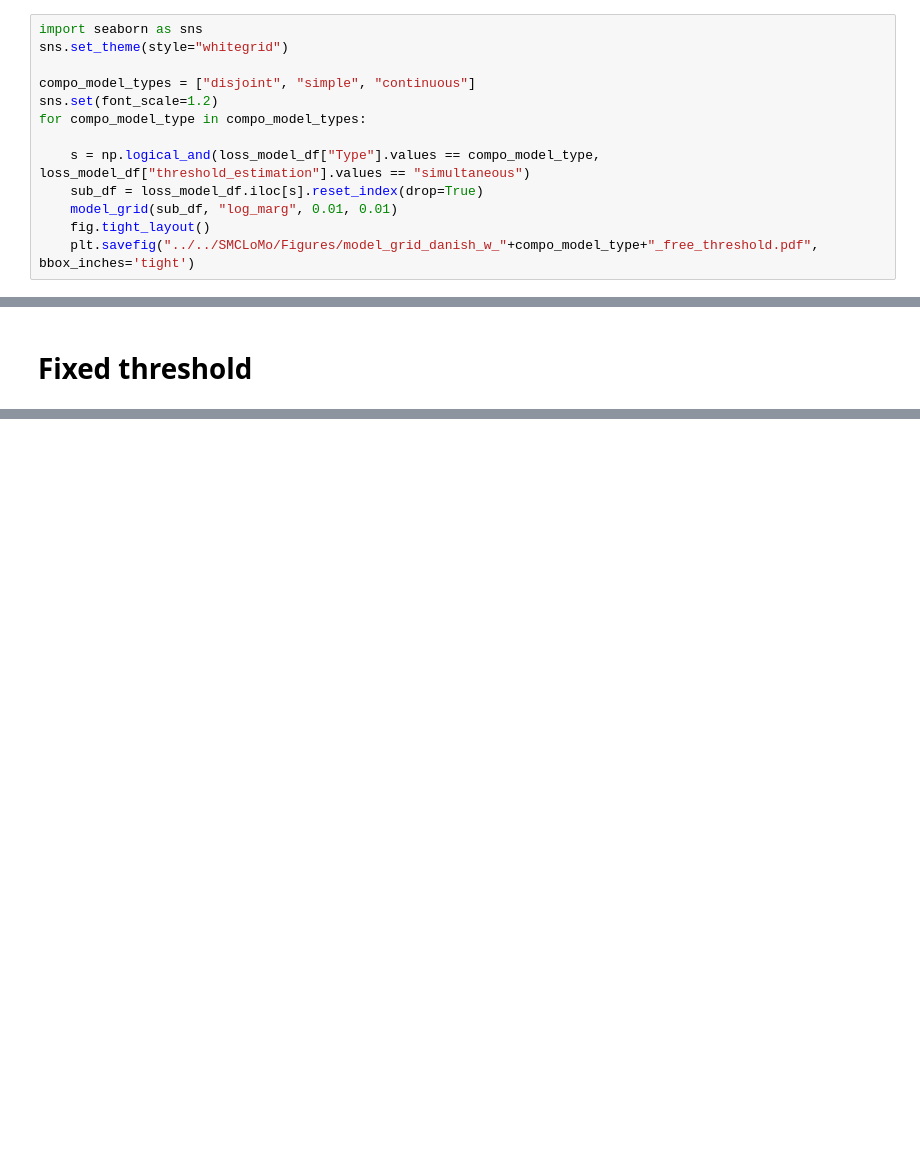
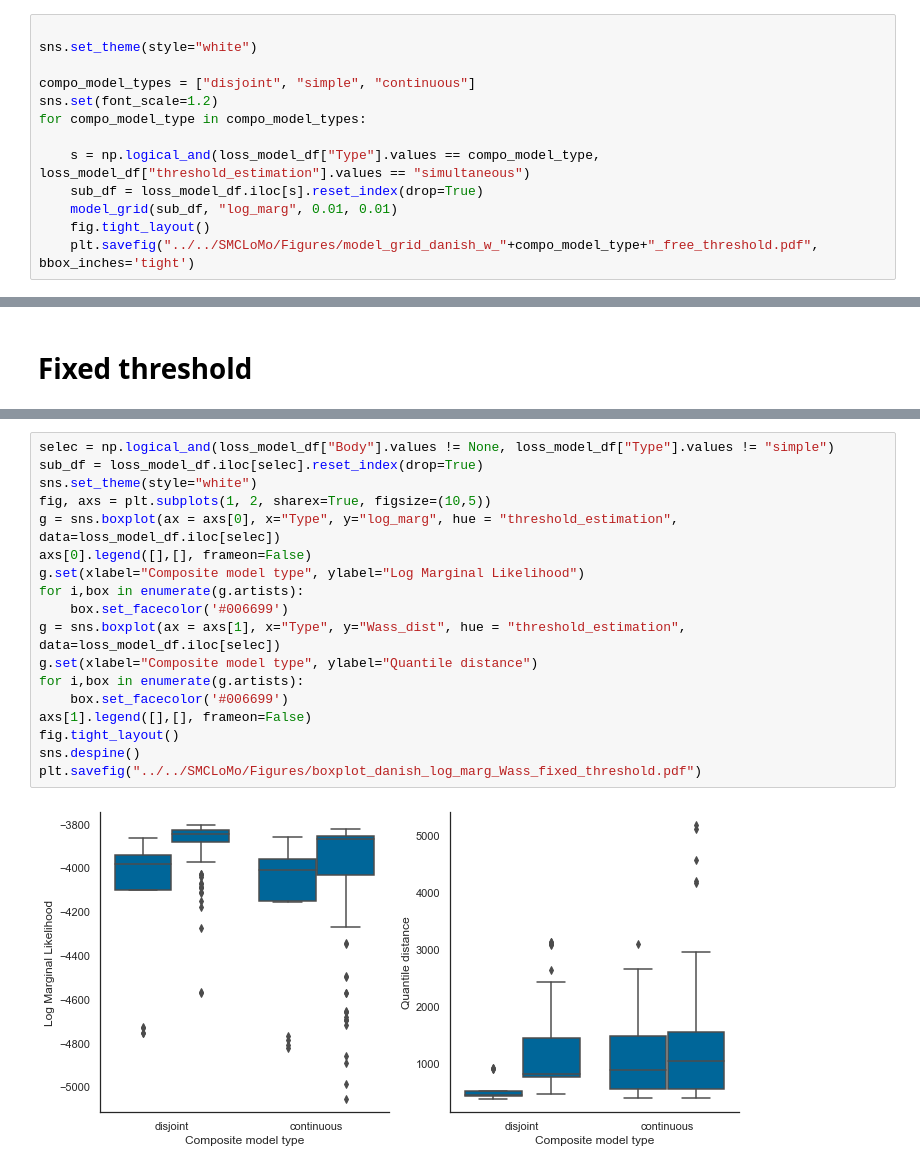
Before and after one commit to LaGauffre/SMCCompoMo, a Jupyter notebook: Notebooks/danish_fire_insurance.ipynb, the cells around one changed output, grey strips where cells are left out. Drawn from its saved outputs; the diff is of its cells as text; blank space fills up the shorter version.

```diff
--- a/Notebooks/danish_fire_insurance.ipynb
+++ b/Notebooks/danish_fire_insurance.ipynb
@@ -104,8 +105,8 @@ plt.savefig("../Figures/boxplot_danish_log_marg_Wass_free_threshold.pdf")
 # %% [markdown]
 ### Combination of models comparisons
 # %%
-import seaborn as sns
-sns.set_theme(style="whitegrid")
+
+sns.set_theme(style="white")
 
 compo_model_types = ["disjoint", "simple", "continuous"]
 sns.set(font_scale=1.2)
@@ -168,0 +170,20 @@ for compo_model_type in compo_model_types:
+# %%
+selec = np.logical_and(loss_model_df["Body"].values != None, loss_model_df["Type"].values != "simple")
+sub_df = loss_model_df.iloc[selec].reset_index(drop=True)
+sns.set_theme(style="white")
+fig, axs = plt.subplots(1, 2, sharex=True, figsize=(10,5))
+g = sns.boxplot(ax = axs[0], x="Type", y="log_marg", hue = "threshold_estimation", data=loss_model_df.iloc[selec])
+axs[0].legend([],[], frameon=False)
+g.set(xlabel="Composite model type", ylabel="Log Marginal Likelihood")
+for i,box in enumerate(g.artists):
+    box.set_facecolor('#006699')
+g = sns.boxplot(ax = axs[1], x="Type", y="Wass_dist", hue = "threshold_estimation", data=loss_model_df.iloc[selec])
+g.set(xlabel="Composite model type", ylabel="Quantile distance")
+for i,box in enumerate(g.artists):
+    box.set_facecolor('#006699')
+axs[1].legend([],[], frameon=False)
+fig.tight_layout()
+sns.despine()
+plt.savefig("../../SMCLoMo/Figures/boxplot_danish_log_marg_Wass_fixed_threshold.pdf")
+# %% [output]
+[figure, added]
```
Also changed, not shown: parts of 5 cells of this notebook, 30 other files.
